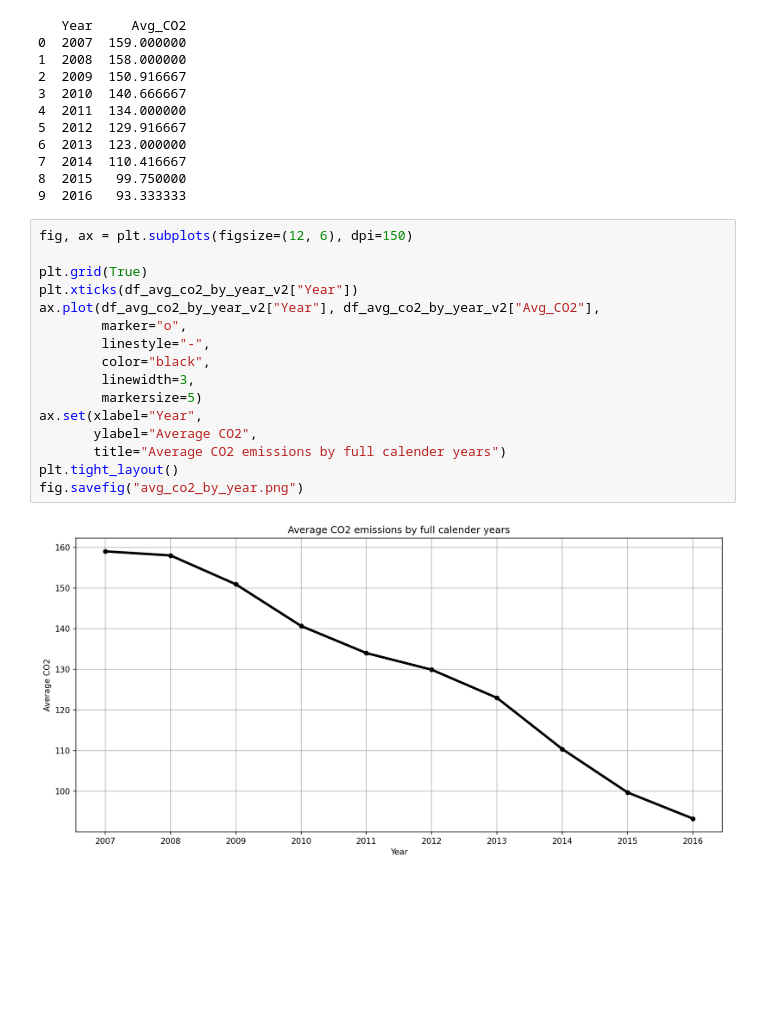
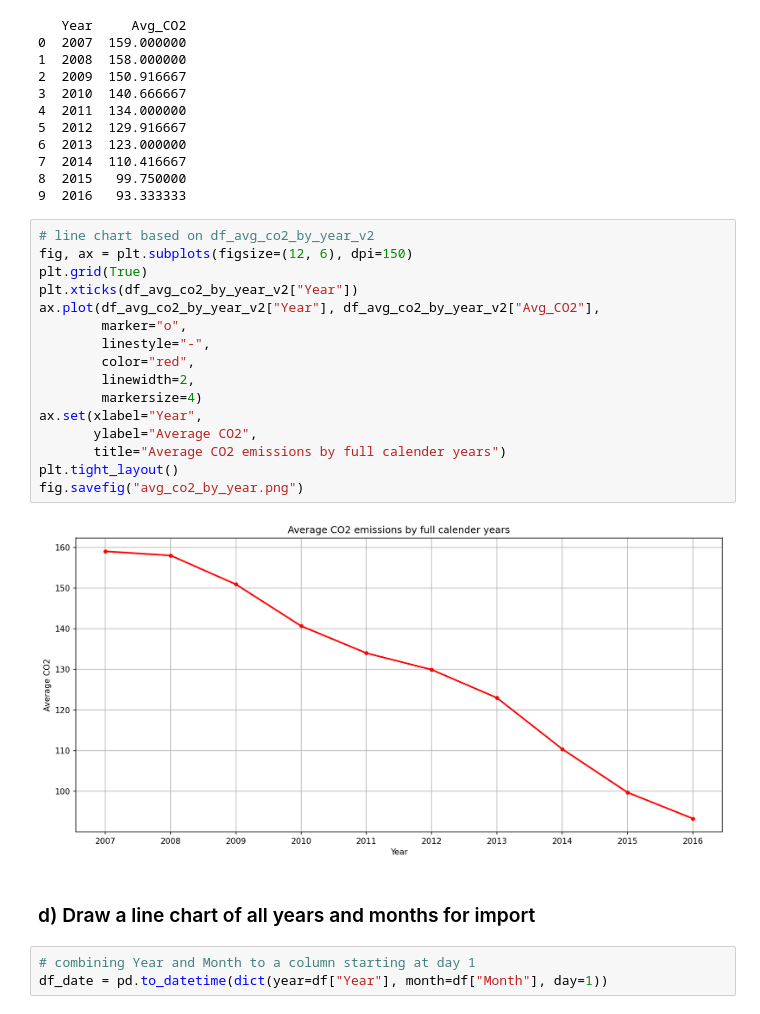
Before and after one commit to StefanLundberg77/ai_engineering_stefan_lundberg, a Jupyter notebook: exercises/exercise_0/car_sales_eda.ipynb, the cells around one changed output. Drawn from its saved outputs; the diff is of its cells as text; blank space fills up the shorter version.

Commit message:
import and CO2 per month and year charts

```diff
--- a/exercises/exercise_0/car_sales_eda.ipynb
+++ b/exercises/exercise_0/car_sales_eda.ipynb
@@ -190,20 +190,25 @@ print(df_avg_co2_by_year_v2)
 8  2015   99.750000
 9  2016   93.333333
 # %%
+# line chart based on df_avg_co2_by_year_v2
 fig, ax = plt.subplots(figsize=(12, 6), dpi=150)
-
 plt.grid(True)
 plt.xticks(df_avg_co2_by_year_v2["Year"])
 ax.plot(df_avg_co2_by_year_v2["Year"], df_avg_co2_by_year_v2["Avg_CO2"],
         marker="o",
         linestyle="-",
-        color="black",
-        linewidth=3,
-        markersize=5)
+        color="red",
+        linewidth=2,
+        markersize=4)
 ax.set(xlabel="Year",
        ylabel="Average CO2",
        title="Average CO2 emissions by full calender years")
 plt.tight_layout()
 fig.savefig("avg_co2_by_year.png")
 # %% [output]
-[figure, old version]
+[figure, new version]
+# %% [markdown]
+### d) Draw a line chart of all years and months for import
+# %%
+# combining Year and Month to a column starting at day 1
+df_date = pd.to_datetime(dict(year=df["Year"], month=df["Month"], day=1))
```
Also changed, not shown: parts of 7 cells of this notebook, 4 other files.
